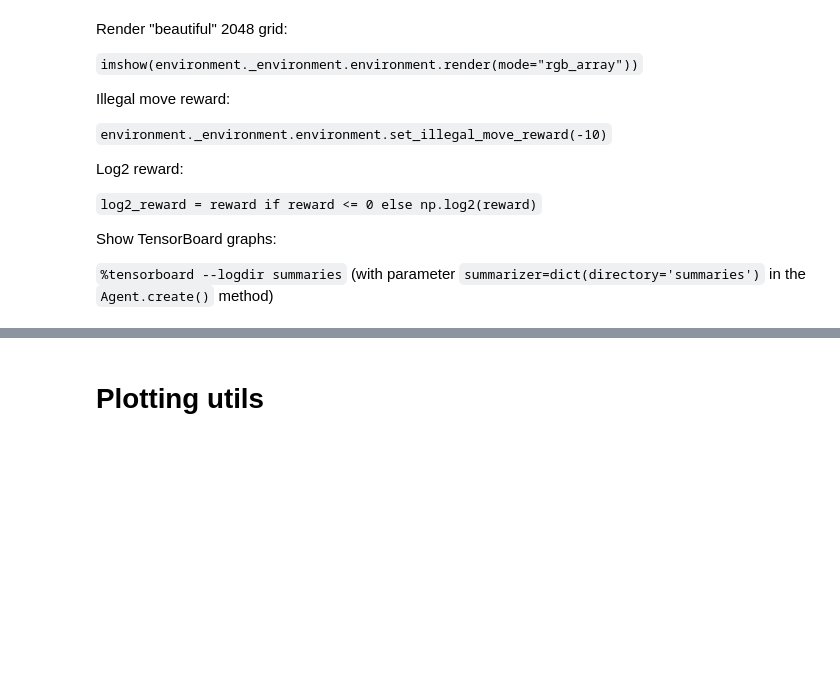
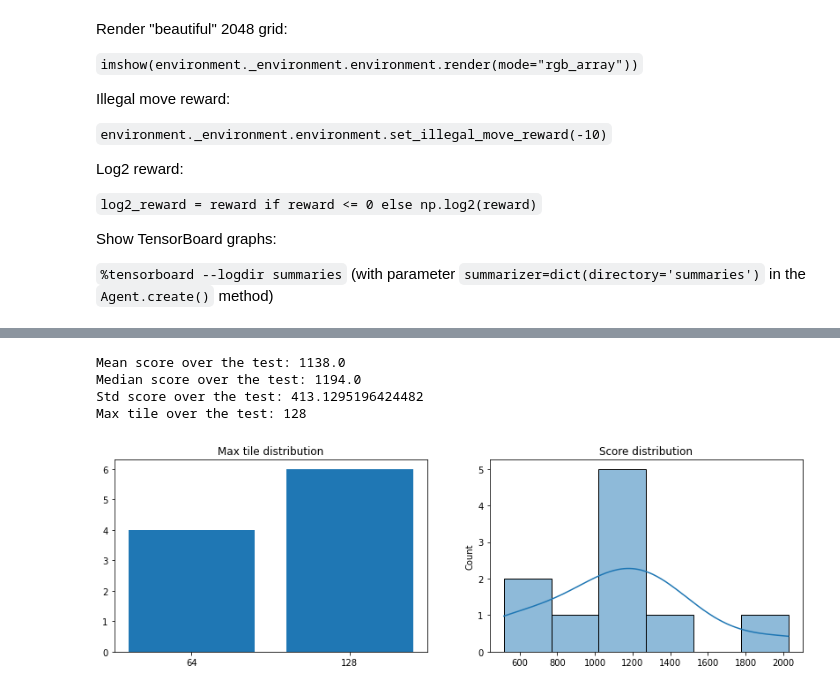
Before and after one commit to Valentin-Laurent/Year-2048, a Jupyter notebook: notebooks/Training_notebook.ipynb, the cells around one changed output, grey strips where cells are left out. Drawn from its saved outputs; the diff is of its cells as text; code cells hidden in the pictures; blank space fills up the shorter version.

```diff
--- a/notebooks/Training_notebook.ipynb
+++ b/notebooks/Training_notebook.ipynb
@@ -169,7 +187,7 @@ agent_hyperparams_dict = {
     , 'memory': 30000
     , 'exploration': 0.1
     , 'target_sync_frequency': 4
-    , 'horizon': 2
+    , 'horizon': 1
 }
 
 input_dict = {
@@ -266,9 +247,11 @@ def test_agent(agent,n_episode):
         terminal = False
 
         while not terminal:
-            states = invalide_moves_activation(states)
             actions, internals = agent.act(
-                states=states, internals=internals,
+                states= {
+                    "state":states,
+                    "action_mask":environment._environment.environment.get_invalid_moves()},
+                internals=internals,
                 independent=True, deterministic=True
             )
             states, terminal, reward = environment.execute(actions=actions)
@@ -289,5 +272,3 @@ def test_agent(agent,n_episode):
         dico_max_tiles_distribution[environment._environment.environment.Matrix.max()] += 1
 
     return dico_best_worst_episode, liste_score, dico_max_tiles_distribution
-# %% [markdown]
-# Plotting utils
@@ -323,0 +275,10 @@ def plot_metrics(dico_sorted,rewards):
+# %%
+results = test_agent(agent, 10)
+# %%
+plot_metrics(sort_dico(results[2]), results[1])
+# %% [output]
+Mean score over the test: 1138.0
+Median score over the test: 1194.0
+Std score over the test: 413.1295196424482
+Max tile over the test: 128
+[figure, added]
```
Also changed, not shown: parts of 17 cells of this notebook.
